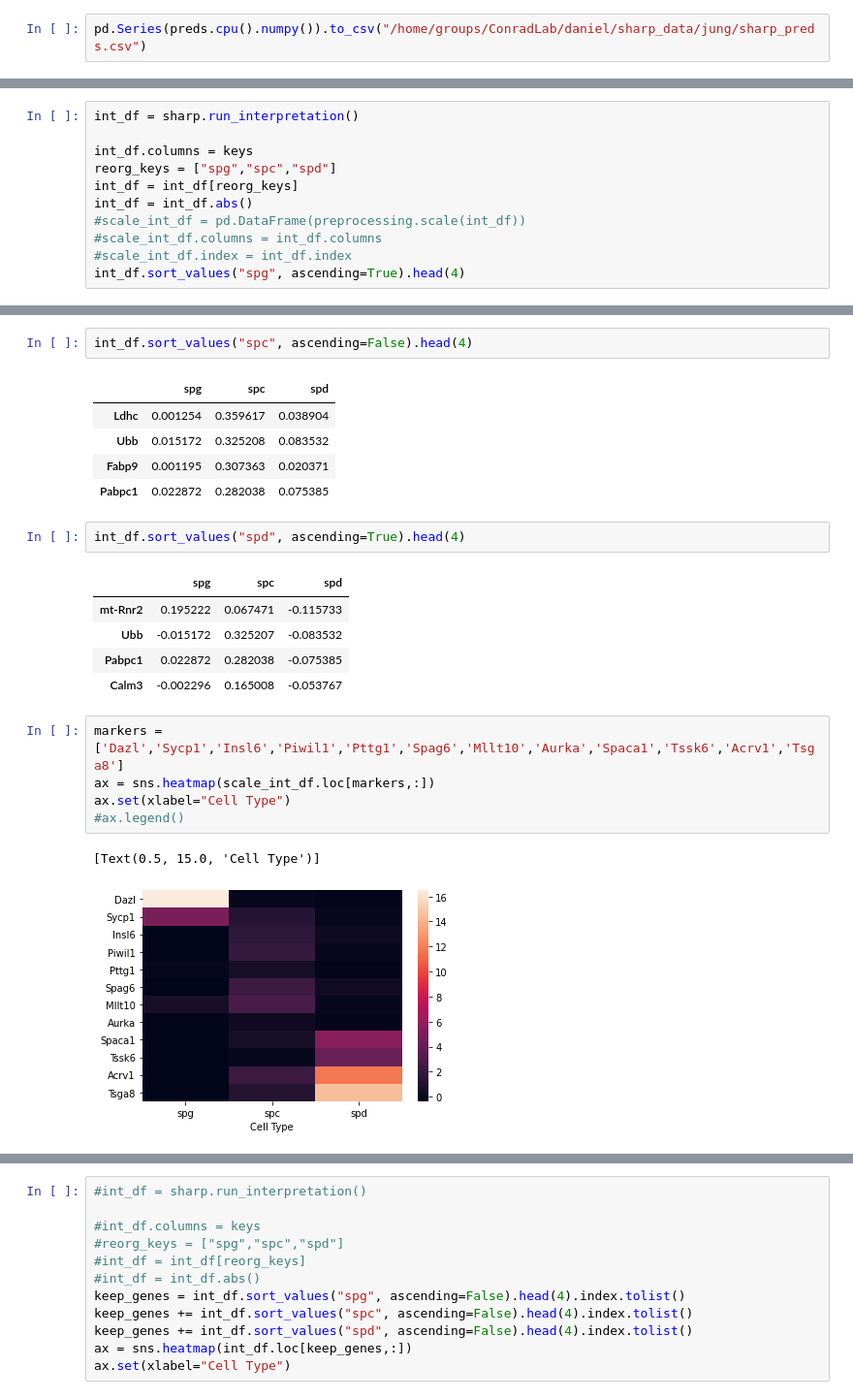
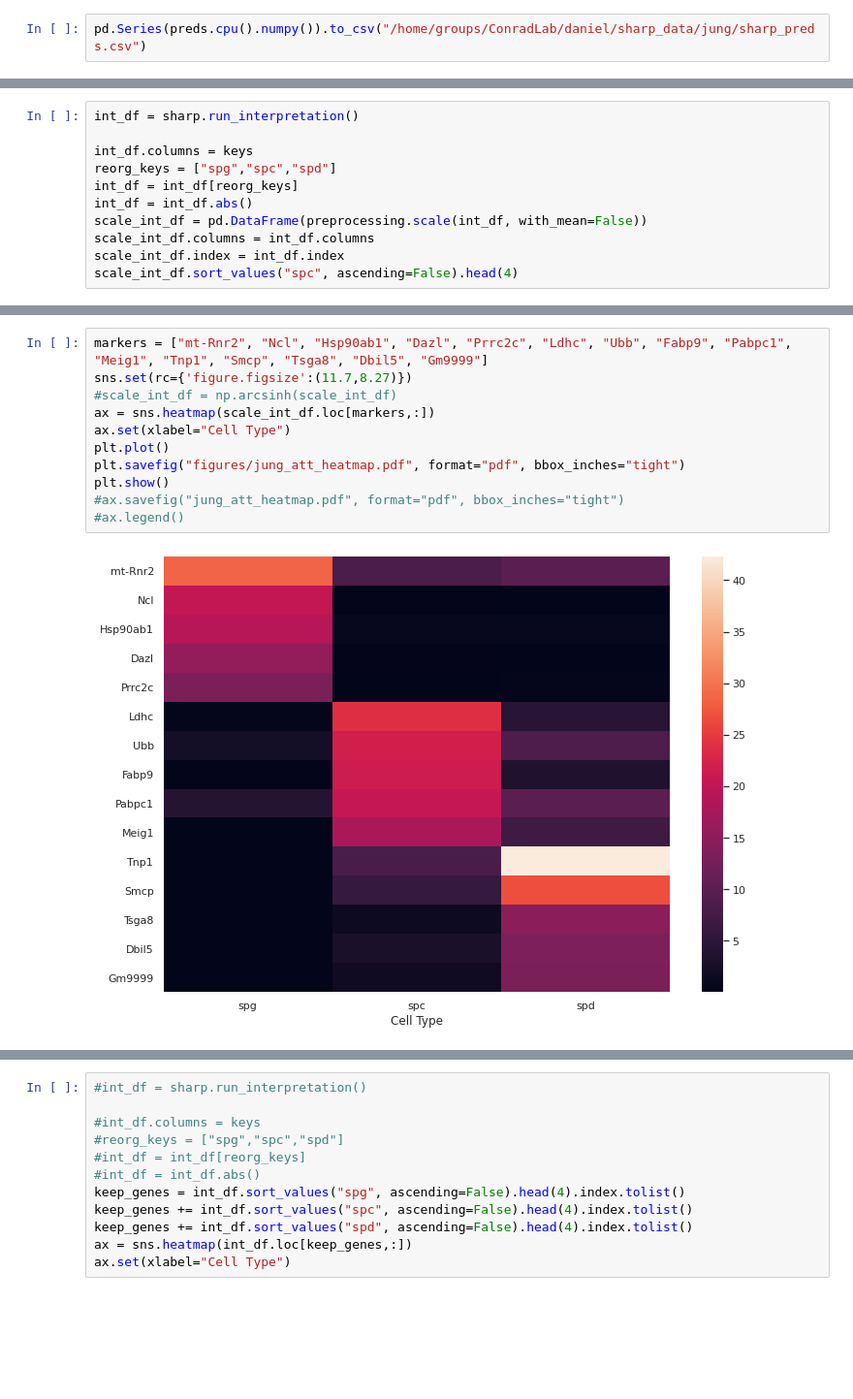
Before and after one commit to lewinsohndp/scSHARP, a Jupyter notebook: jung_results.ipynb, the cells around one changed output, grey strips where cells are left out. Shown at 97% size. Cells and saved outputs as stored; diff of their text form; blank space fills up the shorter version.

```diff
--- a/jung_results.ipynb
+++ b/jung_results.ipynb
@@ -173,10 +232,10 @@ int_df.columns = keys
 reorg_keys = ["spg","spc","spd"]
 int_df = int_df[reorg_keys]
 int_df = int_df.abs()
-#scale_int_df = pd.DataFrame(preprocessing.scale(int_df))
-#scale_int_df.columns = int_df.columns
-#scale_int_df.index = int_df.index
-int_df.sort_values("spg", ascending=True).head(4)
+scale_int_df = pd.DataFrame(preprocessing.scale(int_df, with_mean=False))
+scale_int_df.columns = int_df.columns
+scale_int_df.index = int_df.index
+scale_int_df.sort_values("spc", ascending=False).head(4)
 # %% [output]
             after the attribution is finished
   warnings.warn(
@@ -188,25 +247,14 @@ int_df.sort_values("spg", ascending=True).head(4)
-# %%
-int_df.sort_values("spc", ascending=False).head(4)
-# %% [output]
-|  | spg | spc | spd |
-| Ldhc | 0.001254 | 0.359617 | 0.038904 |
-| Ubb | 0.015172 | 0.325208 | 0.083532 |
-| Fabp9 | 0.001195 | 0.307363 | 0.020371 |
-| Pabpc1 | 0.022872 | 0.282038 | 0.075385 |
-# %%
-int_df.sort_values("spd", ascending=True).head(4)
-# %% [output]
-|  | spg | spc | spd |
-| mt-Rnr2 | 0.195222 | 0.067471 | -0.115733 |
-| Ubb | -0.015172 | 0.325207 | -0.083532 |
-| Pabpc1 | 0.022872 | 0.282038 | -0.075385 |
-| Calm3 | -0.002296 | 0.165008 | -0.053767 |
 # %%
-markers = ['Dazl','Sycp1','Insl6','Piwil1','Pttg1','Spag6','Mllt10','Aurka','Spaca1','Tssk6','Acrv1','Tsga8']
+markers = ["mt-Rnr2", "Ncl", "Hsp90ab1", "Dazl", "Prrc2c", "Ldhc", "Ubb", "Fabp9", "Pabpc1", "Meig1", "Tnp1", "Smcp", "Tsga8", "Dbil5", "Gm9999"]
+sns.set(rc={'figure.figsize':(11.7,8.27)})
+#scale_int_df = np.arcsinh(scale_int_df)
 ax = sns.heatmap(scale_int_df.loc[markers,:])
 ax.set(xlabel="Cell Type")
+plt.plot()
+plt.savefig("figures/jung_att_heatmap.pdf", format="pdf", bbox_inches="tight")
+plt.show()
+#ax.savefig("jung_att_heatmap.pdf", format="pdf", bbox_inches="tight")
 #ax.legend()
 # %% [output]
-[Text(0.5, 15.0, 'Cell Type')]
-[figure, old version]
+[figure, new version]
 # %%
```
Also changed, not shown: parts of 25 cells of this notebook, 38 other files.
